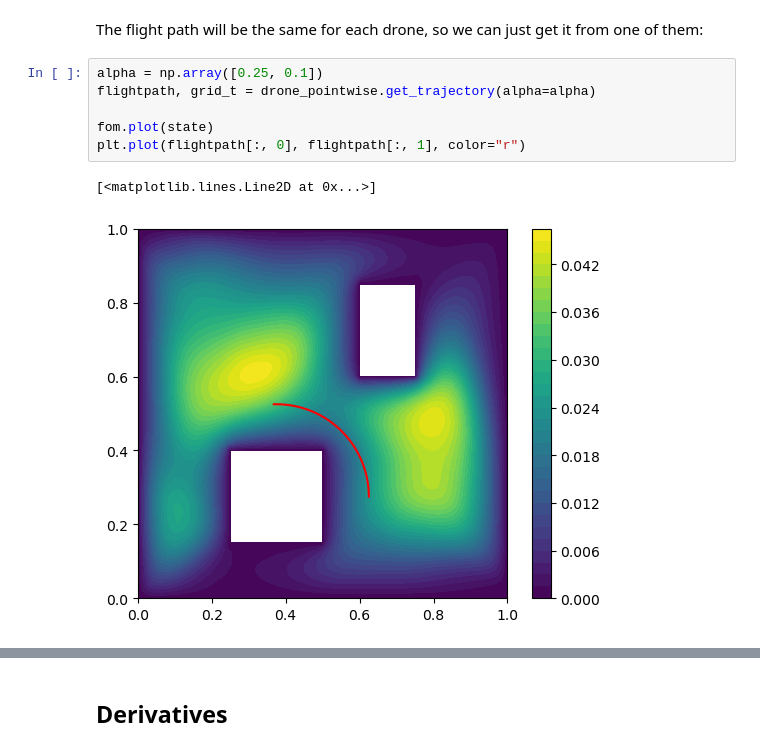
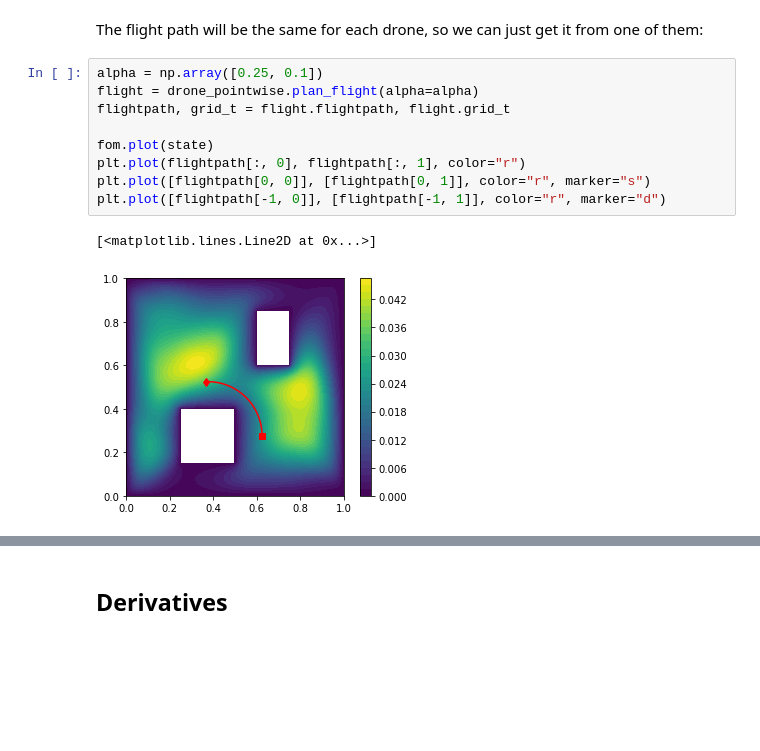
Before and after one commit to leyffer/m2dtIceSheet, a Jupyter notebook: notebooks/2_measurement_types.ipynb, the cells around one changed output, grey strips where cells are left out. Saved outputs shown, nothing was run; the diff lists cells and outputs as text; blank space fills up the shorter version.

```diff
--- a/notebooks/2_measurement_types.ipynb
+++ b/notebooks/2_measurement_types.ipynb
@@ -151,13 +146,16 @@ Gaussian drone initialization time:  0.00030231475830078125  s.
 The flight path will be the same for each drone, so we can just get it from one of them:
 # %%
 alpha = np.array([0.25, 0.1])
-flightpath, grid_t = drone_pointwise.get_trajectory(alpha=alpha)
+flight = drone_pointwise.plan_flight(alpha=alpha)
+flightpath, grid_t = flight.flightpath, flight.grid_t
 
 fom.plot(state)
 plt.plot(flightpath[:, 0], flightpath[:, 1], color="r")
+plt.plot([flightpath[0, 0]], [flightpath[0, 1]], color="r", marker="s")
+plt.plot([flightpath[-1, 0]], [flightpath[-1, 1]], color="r", marker="d")
 # %% [output]
 [<matplotlib.lines.Line2D at 0x...>]
-[figure, old version]
+[figure, new version]
 # %%
 data = np.zeros((4, grid_t.shape[0]))
 measurement_time = np.zeros(4)
```
Also changed, not shown: parts of 20 cells of this notebook, 11 other files.
